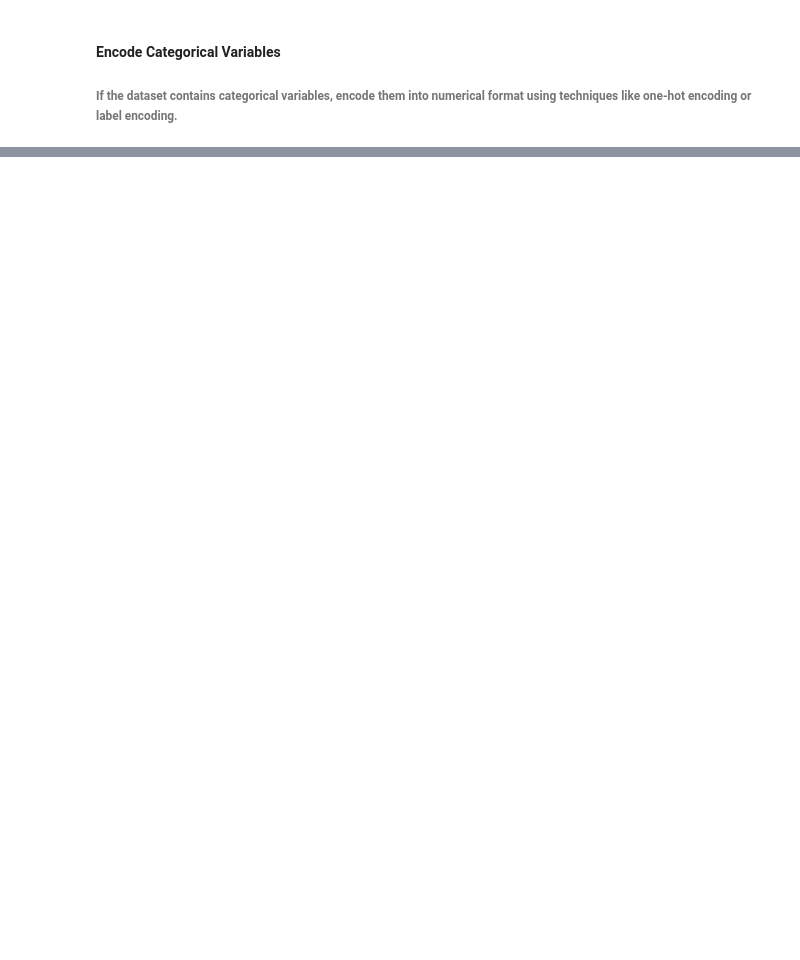
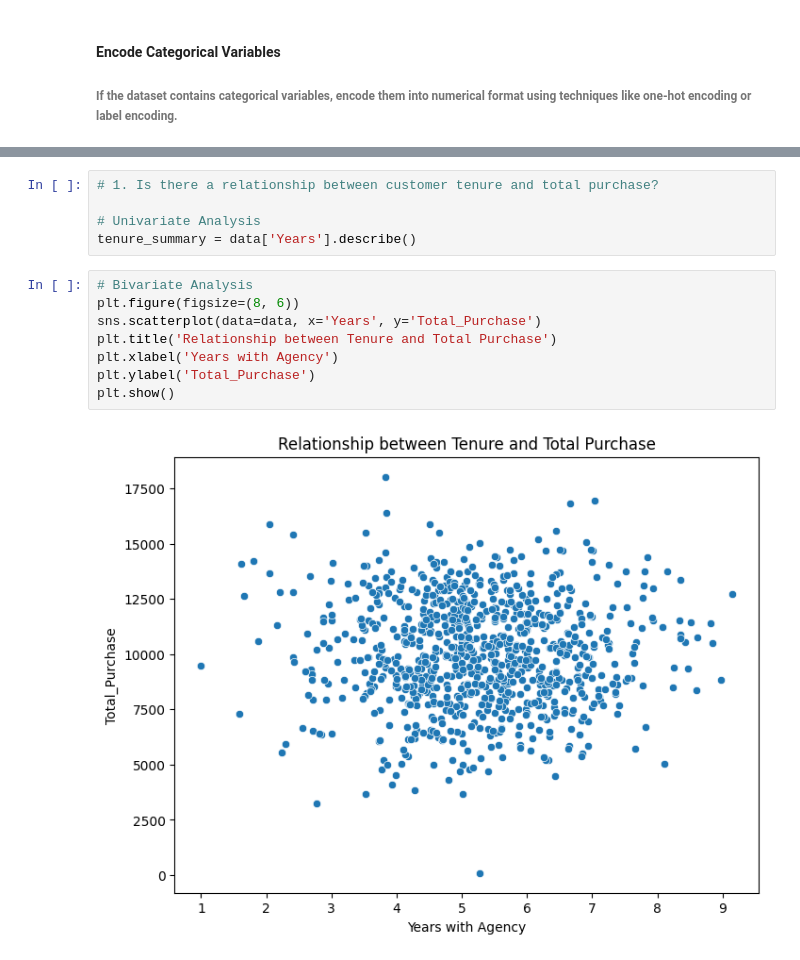
Before and after one commit to violetteallotey/learner_project, a Jupyter notebook: learner.ipynb, the cells around one changed output, grey strips where cells are left out. Saved outputs shown, nothing was run; the diff lists cells and outputs as text; blank space fills up the shorter version.

```diff
--- a/learner.ipynb
+++ b/learner.ipynb
@@ -403,0 +415,15 @@ data['categorical_column'] = label_encoder.fit_transform(data['categorical_colum
+# %%
+# 1. Is there a relationship between customer tenure and total purchase?
+
+# Univariate Analysis
+tenure_summary = data['Years'].describe()
+# %%
+# Bivariate Analysis
+plt.figure(figsize=(8, 6))
+sns.scatterplot(data=data, x='Years', y='Total_Purchase')
+plt.title('Relationship between Tenure and Total Purchase')
+plt.xlabel('Years with Agency')
+plt.ylabel('Total_Purchase')
+plt.show()
+# %% [output]
+[figure, added]
```
Also changed, not shown: parts of 8 cells of this notebook.
